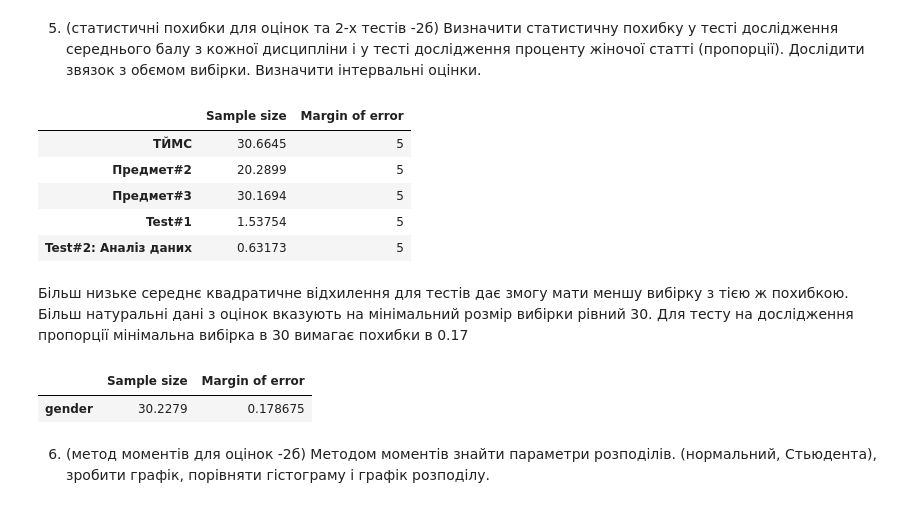
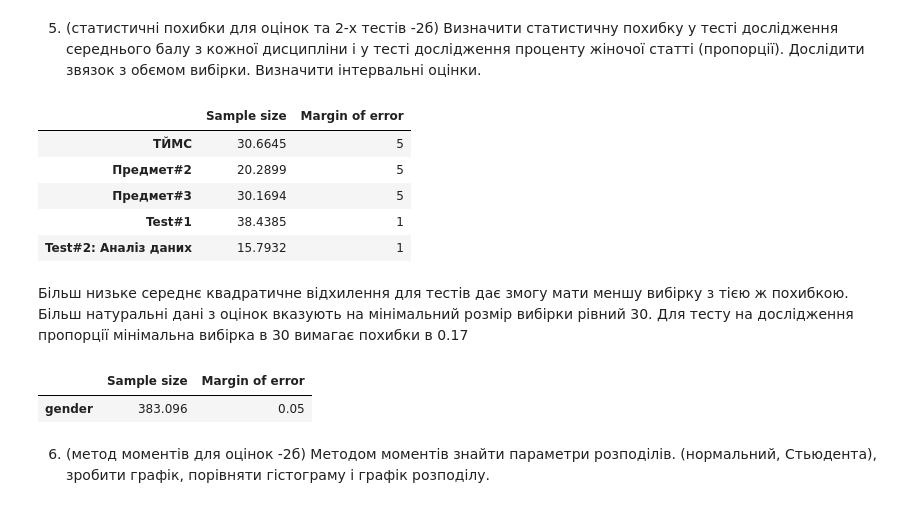
Before and after one commit to EddieKro/Data-Analysis, a Jupyter notebook: projects/poll/PM4_EDA.ipynb, the cells around one changed output. Drawn from its saved outputs; the diff is of its cells as text; code cells hidden in the pictures.

```diff
--- a/projects/poll/PM4_EDA.ipynb
+++ b/projects/poll/PM4_EDA.ipynb
@@ -19,7 +19,7 @@ sns.set(style='whitegrid',palette='colorblind')
 pd.set_option('max_columns',200)
 pd.set_option('max_rows',200)
 # %%
-file = os.listdir('data/')[0]
+file = os.listdir('data/')[1]
 data = pd.read_excel('data/'+file,parse_dates=['Timestamp'])
 data = data[data["Курс"]==4]
 data.reset_index(drop=True,inplace=True)
@@ -222,7 +227,7 @@ data[grade_cols].mean().plot(figsize=(15,5),kind='barh')
 # %%
 fig, axs = plt.subplots(3,3,figsize = (16,12))
 fig.suptitle("Marks' Histograms, cumulative histograms & EDF",fontsize=14)
-for i,col in enumerate(grade_cols):
+for i,col in enumerate(marks.columns):
     data[col].hist(ax=axs[0,i])
 
     data[col].hist(cumulative=True,density=True,ax=axs[1,i])
@@ -277,31 +282,32 @@ for i,col in enumerate(cols):
 # %%
 moe_columns = ["Sample size",'Margin of error']#moe: margin of error
 
 moe = pd.DataFrame(index=quant_cols, columns=moe_columns)
-for col in quant_cols:
-    sample_size =  magic.sample_size_avg_score(magic.stddev(data[col]),5)
 
+error_rates = [5,5,5,1,1]# moe of 5 points for each mark, 5% for each test
+for i,col in enumerate(quant_cols):
+    sample_size =  magic.sample_size_avg_score(magic.stddev(data[col]),error_rates[i])
 
     moe.loc[col]['Margin of error']= magic.margin_of_error_avg_score(sample_size,magic.stddev(data[col]))
     moe.loc[col]['Sample size'] = sample_size
 moe
 # %% [output]
 |  | Sample size | Margin of error |
 | ТЙМС | 30.6645 | 5 |
 | Предмет#2 | 20.2899 | 5 |
 | Предмет#3 | 30.1694 | 5 |
-| Test#1 | 1.53754 | 5 |
-| Test#2: Аналіз даних | 0.63173 | 5 |
+| Test#1 | 38.4385 | 1 |
+| Test#2: Аналіз даних | 15.7932 | 1 |
 # %% [markdown]
 Більш низьке середнє квадратичне відхилення для тестів дає змогу мати меншу вибірку з тією ж похибкою. Більш натуральні дані з оцінок вказують на мінімальний розмір вибірки рівний 30. Для тесту на дослідження пропорції мінімальна вибірка в 30 вимагає похибки в 0.17
 # %%
 gender_proportion = pd.DataFrame(index=['gender'],columns=moe_columns)
-gender_proportion.loc['gender']['Sample size'] = magic.sample_size_proportion(0.178,10/19)
-gender_proportion.loc['gender']['Margin of error'] = magic.margin_of_error_proportion(30,10/19)
+gender_proportion.loc['gender']['Sample size'] = magic.sample_size_proportion(0.05,10/19)
+gender_proportion.loc['gender']['Margin of error'] = magic.margin_of_error_proportion(383.096,10/19)
 gender_proportion
 # %% [output]
 |  | Sample size | Margin of error |
-| gender | 30.2279 | 0.178675 |
+| gender | 383.096 | 0.05 |
 # %% [markdown]
 6. (метод моментів для оцінок -2б) Методом моментів знайти параметри розподілів. (нормальний, Стьюдента), зробити графік, порівняти гістограму і графік розподілу.
 # %%
```
Also changed, not shown: parts of 6 cells of this notebook.
